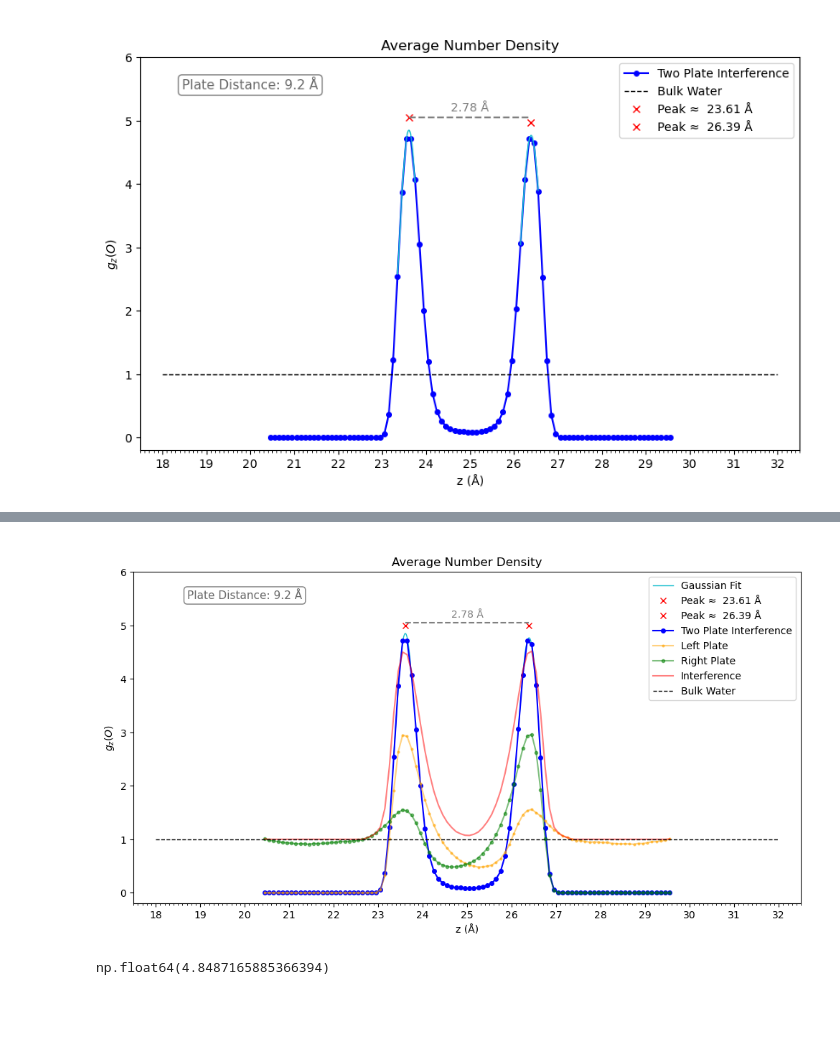
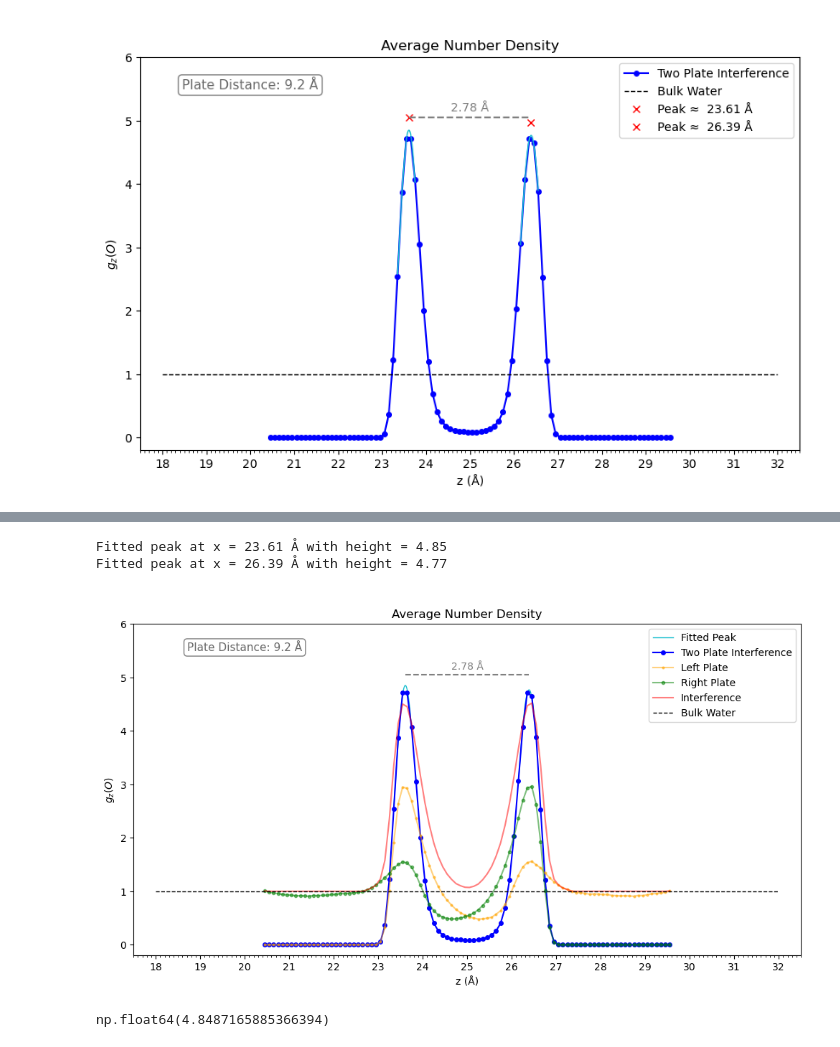
Before and after one commit to arghavanvg/hydrophobic-plates-analysis, a Jupyter notebook: gZ_plot.ipynb, the cells around one changed output, grey strips where cells are left out. Saved outputs shown, nothing was run; the diff lists cells and outputs as text; code cells hidden in the pictures; blank space fills up the shorter version.

```diff
--- a/gZ_plot.ipynb
+++ b/gZ_plot.ipynb
@@ -329,7 +345,10 @@ from scipy.signal import find_peaks
 from scipy.optimize import curve_fit
 import matplotlib.ticker as ticker
 
-# ------------------------------------- Loading Files -------------------------------------
+# ===========================================================================================================================
+#                                                       Loading Data
+# ===========================================================================================================================
+
 leftside_file = '/Users/arghavan/lab/hp-results-pc/one-plate/gZ-one-plate-300K-leftSide.dat'
 rightside_file = '/Users/arghavan/lab/hp-results-pc/one-plate/gZ-one-plate-300K-rightSide.dat'
 
@@ -441,8 +460,9 @@ for x0_guess in x_peaks_init:
         fitted_peaks.append((x_peak, y_peak))
         # fitting
         x_dense = np.linspace(x_fit.min(), x_fit.max(), 500)
-        plt.plot(x_dense, gaussian(x_dense, *popt), 'tab:cyan', linewidth = 1, label='Gaussian Fit' if 'Gaussian Fit' not in plt.gca().get_legend_handles_labels()[1] else "")
-        plt.plot(x_peak, 4., 'rx', label=f'Peak ≈  {x_peak:.2f} Å')
+        plt.plot(x_dense, gaussian(x_dense, *popt), 'tab:cyan', linewidth = 1, label='Fitted Peak' if 'Fitted Peak' not in plt.gca().get_legend_handles_labels()[1] else "")
+        # plt.plot(x_peak, 4., 'rx')
+        print(f"Fitted peak at x = {x_peak:.2f} Å with height = {y_peak:.2f}")
 
     except RuntimeError:
         print(f"Fit failed for peak near x = {x0_guess:.2f}")
@@ -451,34 +471,36 @@ for x0_guess in x_peaks_init:
 if len(fitted_peaks) >= 2:
     fitted_peaks.sort()  # sort by x
     x1, y1 = fitted_peaks[0]
     x2, y2 = fitted_peaks[1]
     y_line = max(y1, y2)
     plt.hlines(y=y_line+0.2, xmin=x1, xmax=x2, color='gray', linestyle='--')
     plt.text((x1 + x2) / 2, y_line + 0.3, f"{x2 - x1:.2f} Å", ha='center', fontsize=10, color='gray')
 
 # ------------------------------------- Main Plotting -------------------------------------
 plt.plot(x, number_density, 'bo-', markersize=4, label='Two Plate Interference')
 
 plt.plot(x_left_trimmed, numdens_left_fixed, label='Left Plate', marker='o',markersize='2', color='orange', alpha=0.5)
 plt.plot(x_right_trimmed, numdens_right_fixed, label='Right Plate', marker='o', color='green',markersize='3', alpha=0.5)
 plt.plot(x, interference_fixed, label='Interference', color = 'red', alpha=0.5)
 
 plt.hlines(y=1.00, xmin=18, xmax=32, color='black', linestyle='--', linewidth=1, label='Bulk Water')
 
 
 plt.text(20, 5.5, f"Plate Distance: {d_in_angstrom} Å", ha='center', fontsize=11, color='dimgrey',
             bbox=dict(facecolor='white', edgecolor='gray', boxstyle='round,pad=0.3'))
 
 plt.title(f'\nAverage Number Density')
 plt.xlabel('z (Å)')
 plt.ylabel(r'$g_z(O)$')
 plt.legend()
 plt.ylim(-0.2, 6)
 plt.xlim(17.5,32.5)
 plt.gca().xaxis.set_major_locator(ticker.MultipleLocator(1))
 plt.gca().xaxis.set_minor_locator(ticker.MultipleLocator(0.1))
 # %% [output]
+Fitted peak at x = 23.61 Å with height = 4.85
+Fitted peak at x = 26.39 Å with height = 4.77
-[figure, old version]
+[figure, new version]
 # %%
 y_line
 # %% [output]
```
Also changed, not shown: parts of 1 cell of this notebook.
